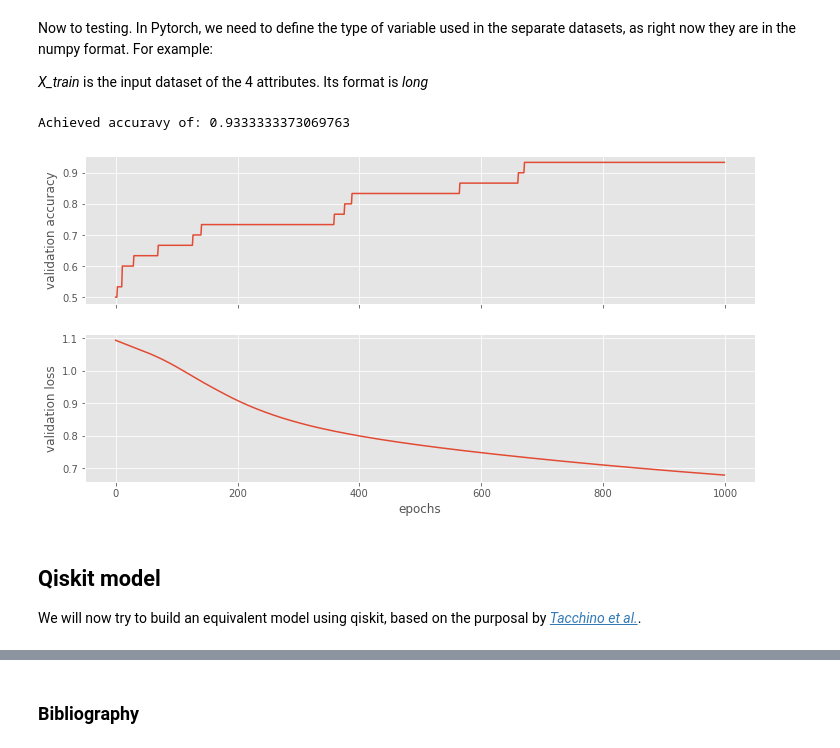
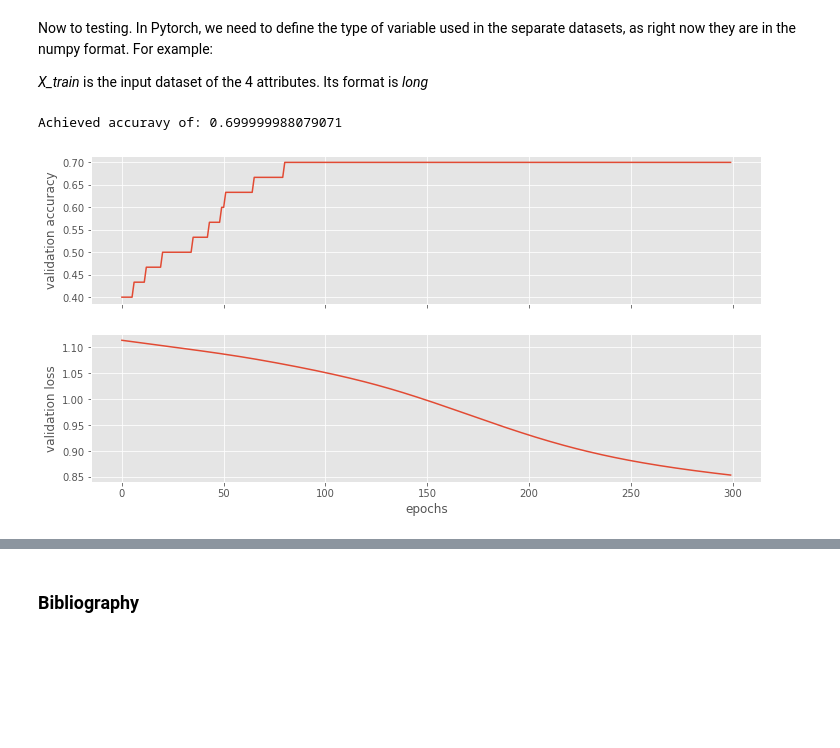
Before and after one commit to RicardoMonteiroSimoes/ZHAW_PAHS212, a Jupyter notebook: jupyter/quantum_neural_network.ipynb, the cells around one changed output, grey strips where cells are left out. Drawn from its saved outputs; the diff is of its cells as text; code cells hidden in the pictures; blank space fills up the shorter version.

```diff
--- a/jupyter/quantum_neural_network.ipynb
+++ b/jupyter/quantum_neural_network.ipynb
@@ -112,7 +112,7 @@ y_test  = Variable(torch.from_numpy(y_test)).long()
 # %%
 import tqdm
 
-EPOCHS = 1000
+EPOCHS = 300
 ALPHA = 0.001
 
 loss_over_epochs     = np.zeros((EPOCHS,))
@@ -140,17 +140,14 @@ for epoch in tqdm.trange(EPOCHS):
 # %%
 fig, (ax1, ax2) = plt.subplots(2, figsize=(12, 6), sharex=True)
 
 ax1.plot(accuracy_over_epochs)
 ax1.set_ylabel("validation accuracy")
 ax2.plot(loss_over_epochs)
 ax2.set_ylabel("validation loss")
 ax2.set_xlabel("epochs");
 
-print('Achieved accuravy of: ' + str(accuracy_list[-1]))
+nn_accuracy = accuracy_over_epochs[-1]
+print('Achieved accuravy of: ' + str(nn_accuracy))
 # %% [output]
-Achieved accuravy of: 0.9333333373069763
+Achieved accuravy of: 0.699999988079071
-[figure, old version]
+[figure, new version]
-# %% [markdown]
-## Qiskit model
-
-We will now try to build an equivalent model using qiskit, based on the purposal by _[Tacchino et al.](https://doi.org/10.1038/s41534-019-0140-4)_.
```
Also changed, not shown: parts of 15 cells of this notebook.
